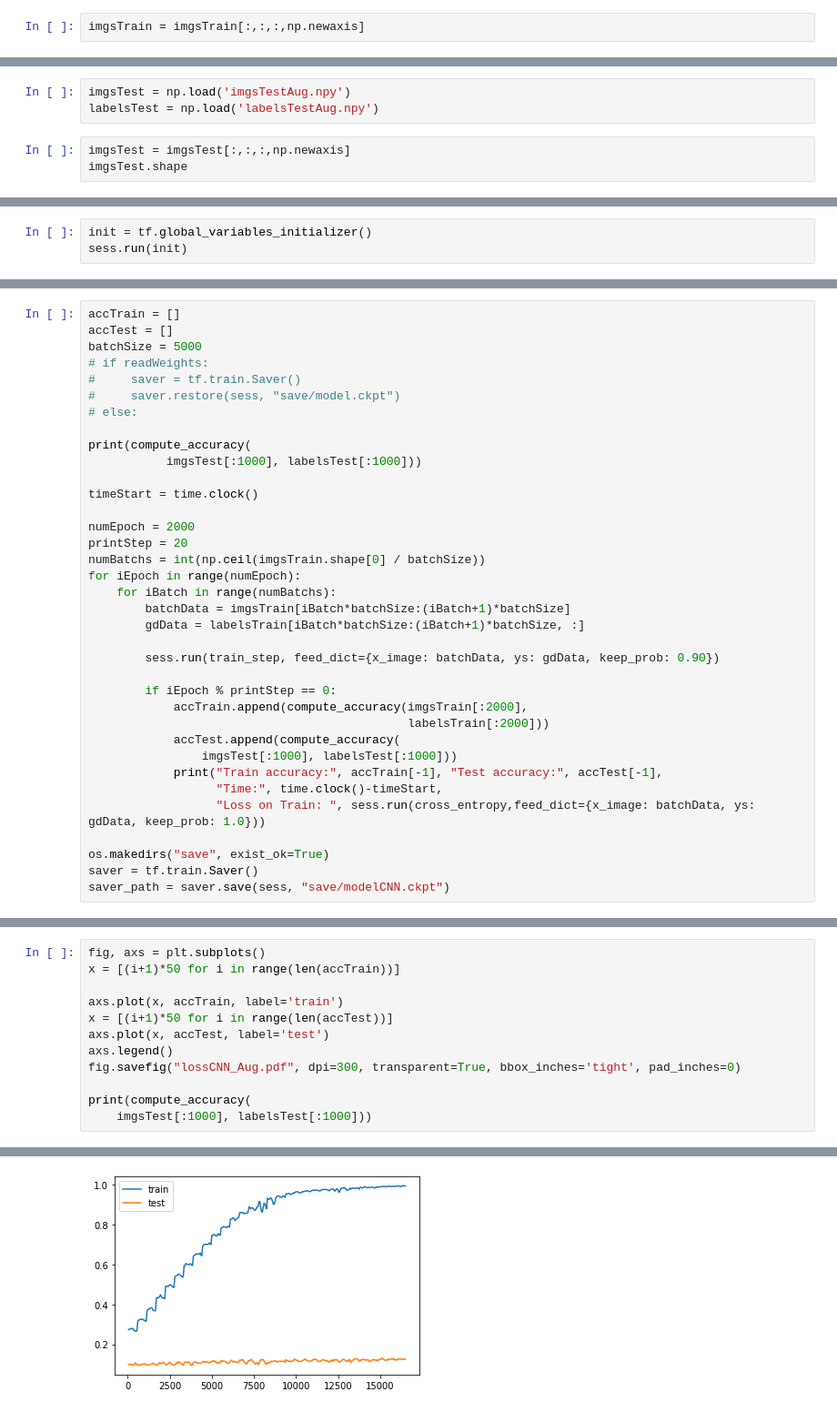
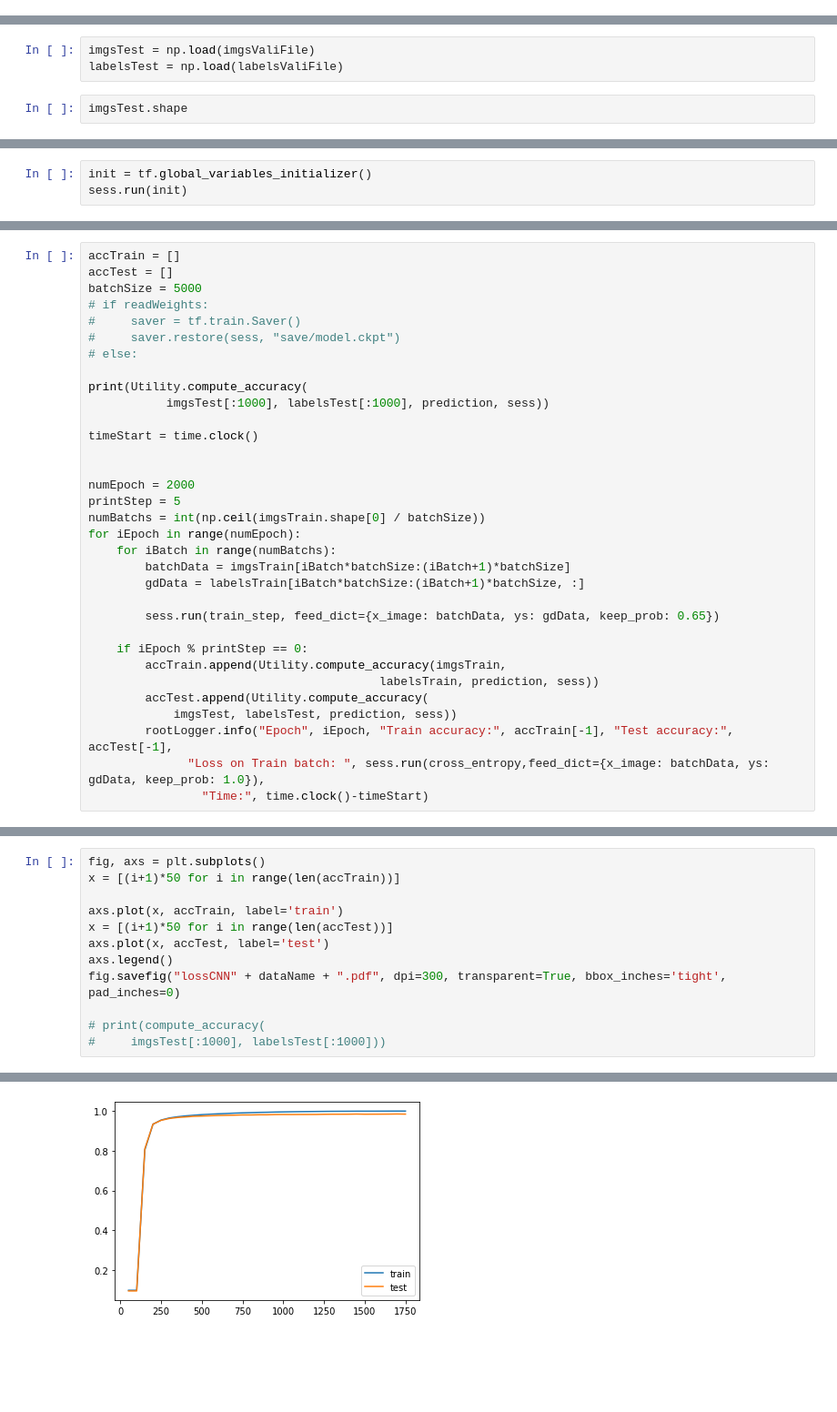
Before and after one commit to AnkaChan/STN-MNIST-Recognition, a Jupyter notebook: RegularCNN.ipynb, the cells around one changed output, grey strips where cells are left out. Shown at 91% size. Saved outputs shown, nothing was run; the diff lists cells and outputs as text; blank space fills up the shorter version.

```diff
--- a/RegularCNN.ipynb
+++ b/RegularCNN.ipynb
@@ -13,5 +26,3 @@ labelsTrain = np.load('labelsTrainAug.npy')
-# %%
-imgsTrain = imgsTrain[:,:,:,np.newaxis]
 # %%
 imgsTrain.shape
 # %% [output]
@@ -23,7 +39,6 @@ labelsTrain.shape
 # %%
-imgsTest = np.load('imgsTestAug.npy')
-labelsTest = np.load('labelsTestAug.npy')
+imgsTest = np.load(imgsValiFile)
+labelsTest = np.load(labelsValiFile)
 # %%
-imgsTest = imgsTest[:,:,:,np.newaxis]
 imgsTest.shape
 # %% [output]
@@ -103,31 +121,28 @@ batchSize = 5000
 #     saver.restore(sess, "save/model.ckpt")
 # else:
 
-print(compute_accuracy(
-           imgsTest[:1000], labelsTest[:1000]))
+print(Utility.compute_accuracy(
+           imgsTest[:1000], labelsTest[:1000], prediction, sess))
 
 timeStart = time.clock()
 
+
 numEpoch = 2000
-printStep = 20
+printStep = 5
 numBatchs = int(np.ceil(imgsTrain.shape[0] / batchSize))
 for iEpoch in range(numEpoch):
     for iBatch in range(numBatchs):
         batchData = imgsTrain[iBatch*batchSize:(iBatch+1)*batchSize]
         gdData = labelsTrain[iBatch*batchSize:(iBatch+1)*batchSize, :]
 
-        sess.run(train_step, feed_dict={x_image: batchData, ys: gdData, keep_prob: 0.90})
+        sess.run(train_step, feed_dict={x_image: batchData, ys: gdData, keep_prob: 0.65})
 
-        if iEpoch % printStep == 0:
-            accTrain.append(compute_accuracy(imgsTrain[:2000],
-                                             labelsTrain[:2000]))
-            accTest.append(compute_accuracy(
-                imgsTest[:1000], labelsTest[:1000]))
-            print("Train accuracy:", accTrain[-1], "Test accuracy:", accTest[-1],
-                  "Time:", time.clock()-timeStart,
-                  "Loss on Train: ", sess.run(cross_entropy,feed_dict={x_image: batchData, ys: gdData, keep_prob: 1.0}))
-
-os.makedirs("save", exist_ok=True)
-saver = tf.train.Saver()
-saver_path = saver.save(sess, "save/modelCNN.ckpt")
+    if iEpoch % printStep == 0:
+        accTrain.append(Utility.compute_accuracy(imgsTrain,
+                                         labelsTrain, prediction, sess))
+        accTest.append(Utility.compute_accuracy(
+            imgsTest, labelsTest, prediction, sess))
+        rootLogger.info("Epoch", iEpoch, "Train accuracy:", accTrain[-1], "Test accuracy:", accTest[-1],
+              "Loss on Train batch: ", sess.run(cross_entropy,feed_dict={x_image: batchData, ys: gdData, keep_prob: 1.0}),
+                "Time:", time.clock()-timeStart)
 # %% [output]
@@ -156,8 +168,8 @@ axs.plot(x, accTrain, label='train')
 x = [(i+1)*50 for i in range(len(accTest))]
 axs.plot(x, accTest, label='test')
 axs.legend()
-fig.savefig("lossCNN_Aug.pdf", dpi=300, transparent=True, bbox_inches='tight', pad_inches=0)
+fig.savefig("lossCNN" + dataName + ".pdf", dpi=300, transparent=True, bbox_inches='tight', pad_inches=0)
 
-print(compute_accuracy(
-    imgsTest[:1000], labelsTest[:1000]))
+# print(compute_accuracy(
+#     imgsTest[:1000], labelsTest[:1000]))
 # %% [output]
@@ -165 +177 @@ print(compute_accuracy(
-[figure, old version]
+[figure, new version]
```
Also changed, not shown: parts of 23 cells of this notebook, 16 other files.
